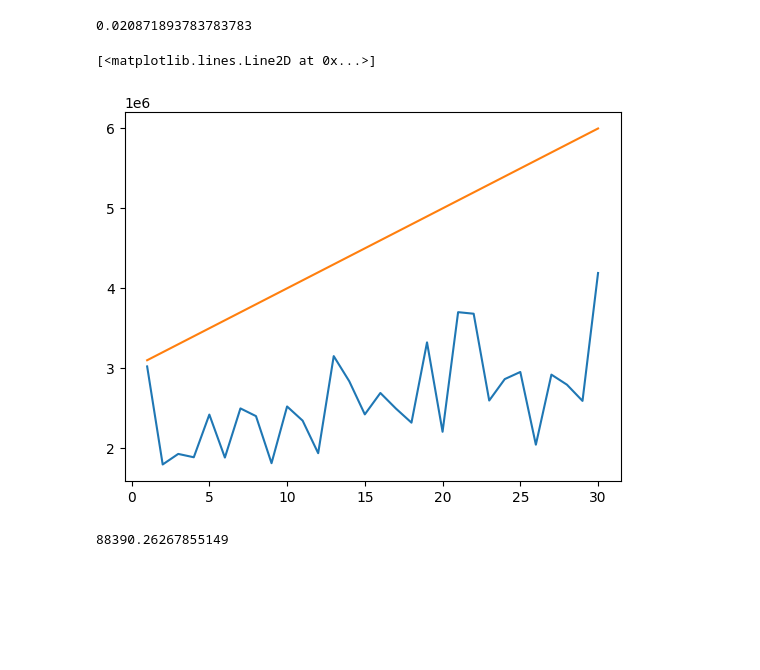
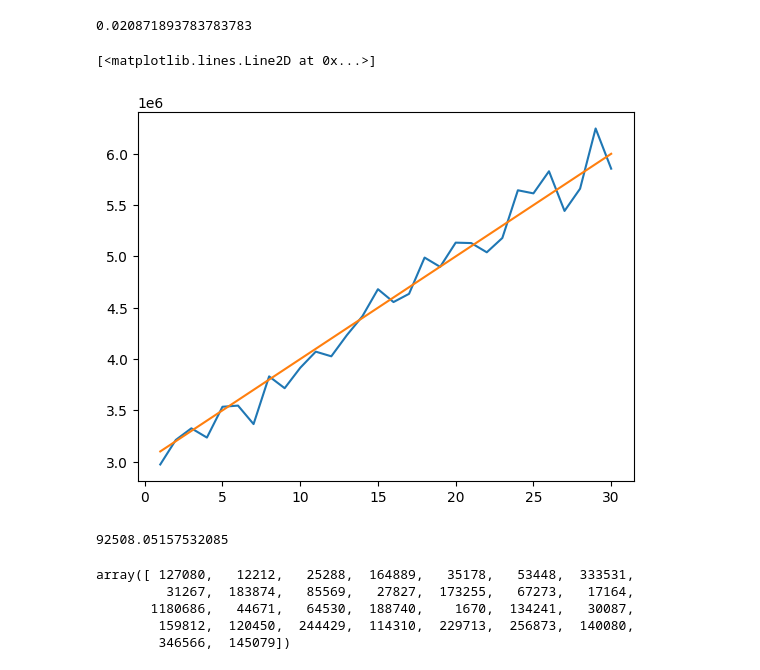
Before and after one commit to abhatia1205/neural-ink-interview-2, a Jupyter notebook: motion_exploration.ipynb, the cells around one changed output. Cells and saved outputs as stored; diff of their text form; code cells hidden in the pictures; blank space fills up the shorter version.

```diff
--- a/motion_exploration.ipynb
+++ b/motion_exploration.ipynb
@@ -253,36 +253,44 @@ np.diff(x).mean()/1e9
 # ]
 
 #y_values = [3457382, 2796279, 3813517, 2971414, 4042913, 3229188, 4229704, 3128911, 4276850, 3252993, 4382665, 6215364, 3826036, 5071079, 4388074, 4812937, 5001536, 4213061, 5486748, 4454808, 5738812, 5148052, 4830423, 5843950, 4968533, 5532347, 6593028, 5691938, 5882704, 6701050,]
 
 #y_values = [3551497, 2657942, 3570108, 2804724, 3516441, 4046215, 3316145, 4576997, 3691543, 4494426, 3974117, 4299256, 4788317, 3703547, 4963343, 4212216, 5099381, 5578379, 4576110, 5658582, 5386737, 4607030, 5782175, 4550782, 5239871, 6279869, 5564883, 5754157, 6810024, 5628893]
 
 #y_values = [2935528, 4753584, 2671970, 3921771, 3427812, 3825304, 4100017, 3701252, 4341719, 3516484, 4484143, 3310056, 4670558, 4206454, 4214984, 5402470, 4400476, 5239634, 5095913, 4596700, 5537904, 4414524, 5255832, 5967817, 5116329, 5753072, 6602284, 5180734, 6393872, 6087486]
 
 y_values = [2579035, 2662534, 2684173, 2826151, 3012986, 2931519, 3113758, 3232751, 3377158, 3430594, 3510494, 3604490, 3712375, 3807266, 3807512, 3938954, 4043071, 4183028, 4293259, 4220759, 4335811, 4551778, 4595705, 4739718, 4821622, 4834870, 4891551, 5061577, 5200240, 5295401,]
 
 y_values = [2533044, 2669613, 2851318, 2956940, 2979375, 3078652, 3096710, 3326476, 3349499, 3402420, 3547803, 3586453, 3665142, 3822124, 3824345, 3935531, 4054548, 4188199, 4227697, 4337472, 4365733, 4446126, 4563437, 4613071, 4765291, 4919966, 4882760, 5009114, 5145110, 5263018,]
 
 y_values= [2623297, 2723963, 2864959, 2914945, 2991653, 3085486, 3161942, 3266009, 3383881, 3429101, 3585194, 3609330, 3758752, 3835060, 3879773, 3956010, 4126538, 4150160, 4229879, 4341022, 4413744, 4552823, 4639505, 4712158, 4774589, 4902991, 4955104, 5097393, 5198038, 5288980]
 
-y_values = [3022646, 1795697, 1927836, 1885900, 2420028, 1882321, 2497259, 2400826, 1811811, 2521456, 2344218, 1936758, 3151562, 2836830, 2422535, 2690408, 2495252, 2318819, 3323793, 2204959, 3701537, 3682122, 2595912, 2864085, 2953241, 2043272, 2919940, 2794030, 2591254, 4191720,]
+y_values = [2972920, 3212212, 3325288, 3235111, 3535178, 3546552, 3366469, 3831267, 3716126, 3914431, 4072173, 4026745, 4232727, 4417164, 4680686, 4555329, 4635470, 4988740, 4898330, 5134241, 5130087, 5040188, 5179550, 5644429, 5614310, 5829713, 5443127, 5659920, 6246566, 5854921,]
 
 y_true = [
                                                         3_100_000, 3_200_000, 3_300_000, 3_400_000, 3_500_000,
                                                         3_600_000, 3_700_000, 3_800_000, 3_900_000, 4_000_000,
                                                         4_100_000, 4_200_000, 4_300_000, 4_400_000, 4_500_000,
                                                         4_600_000, 4_700_000, 4_800_000, 4_900_000, 5_000_000,
                                                         5_100_000, 5_200_000, 5_300_000, 5_400_000, 5_500_000,
                                                         5_600_000, 5_700_000, 5_800_000, 5_900_000, 6_000_000]
 
 # Generating corresponding x-values (1 to 23)
 x_values = list(range(1, len(y_values) + 1))
 
 plt.plot(x_values, y_values)
 plt.plot(list(range(1, len(y_true) + 1)), y_true)
 # %% [output]
 [<matplotlib.lines.Line2D at 0x...>]
-[figure, old version]
+[figure, new version]
 # %%
-(np.array(y_values) - np.array(y_true)).std()
+np.abs((np.array(y_values) - np.array(y_true))).std()
 # %% [output]
-88390.26267855149
+92508.05157532085
+# %%
+np.abs((np.array(y_values) - np.array(y_true)))
+# %% [output]
+array([ 127080,   12212,   25288,  164889,   35178,   53448,  333531,
+         31267,  183874,   85569,   27827,  173255,   67273,   17164,
+       1180686,   44671,   64530,  188740,    1670,  134241,   30087,
+        159812,  120450,  244429,  114310,  229713,  256873,  140080,
+        346566,  145079])
```
Also changed, not shown: 1 other file.
